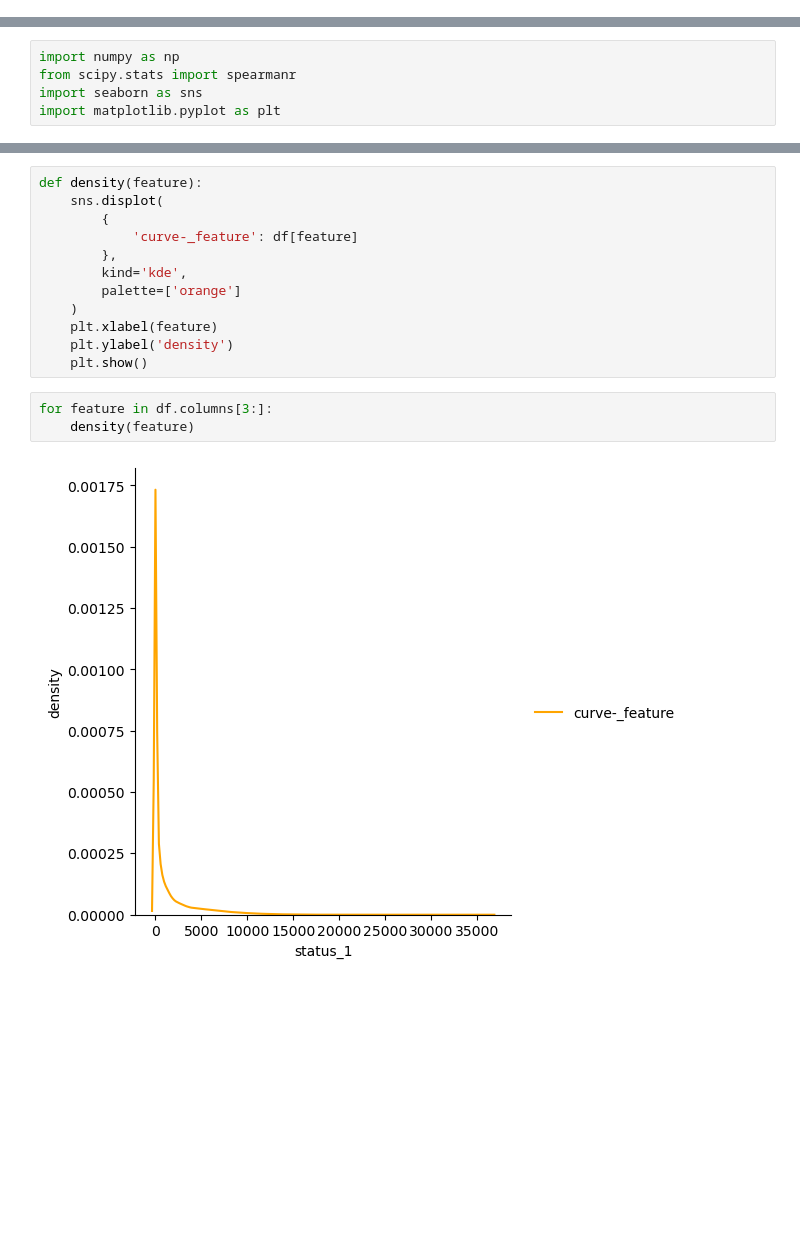
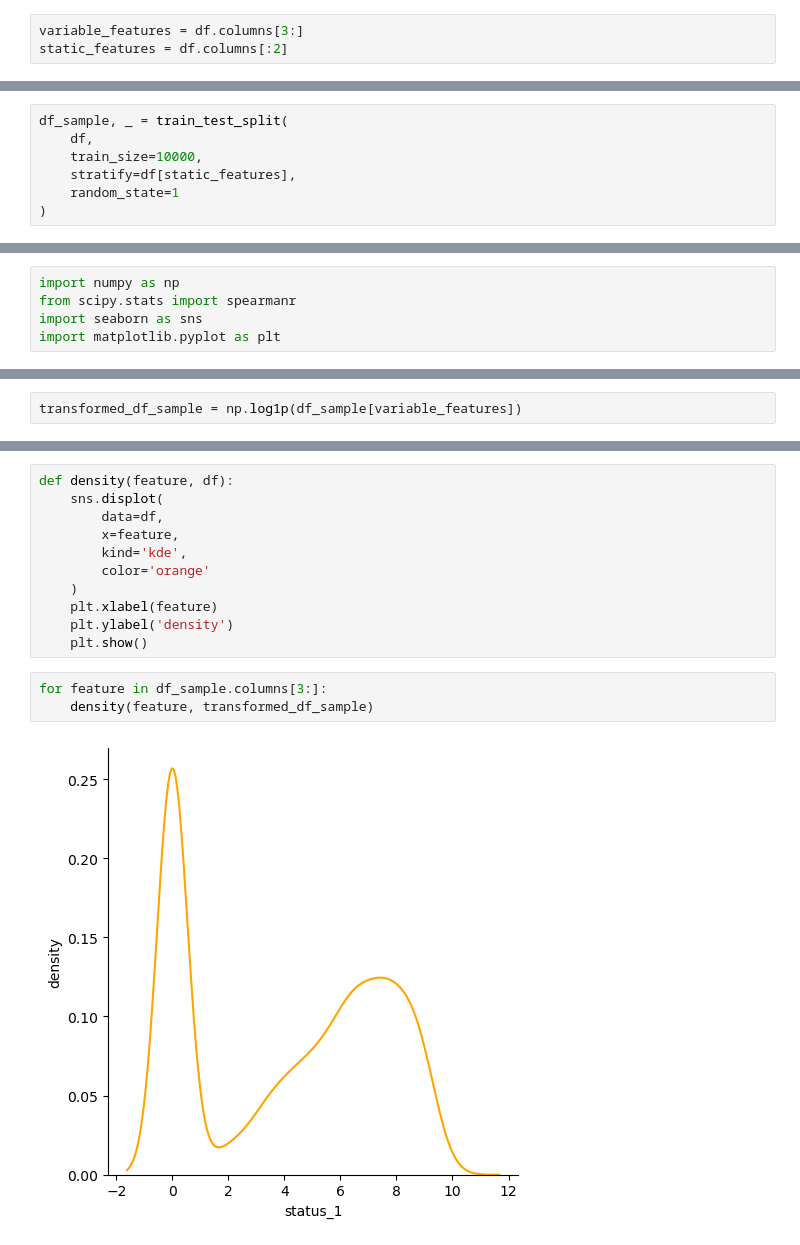
Before and after one commit to Makiavelly/Warehouse-logistics-automation-RWB, a Jupyter notebook: WarehouseLogisticsAutomation.ipynb, the cells around one changed output, grey strips where cells are left out. Saved outputs shown, nothing was run; the diff lists cells and outputs as text; blank space fills up the shorter version.

```diff
--- a/WarehouseLogisticsAutomation.ipynb
+++ b/WarehouseLogisticsAutomation.ipynb
@@ -13,0 +82,3 @@ df.head()
+# %%
+variable_features = df.columns[3:]
+static_features = df.columns[:2]
@@ -13,0 +99,7 @@ df.head()
+# %%
+df_sample, _ = train_test_split(
+    df,
+    train_size=10000,
+    stratify=df[static_features],
+    random_state=1
+)
@@ -29,0 +135,2 @@ plt.show()
+# %%
+transformed_df_sample = np.log1p(df_sample[variable_features])
@@ -30,17 +150,16 @@ plt.show()
 # %%
-def density(feature):
+def density(feature, df):
     sns.displot(
-        {
-            'curve-_feature': df[feature]
-        },
+        data=df,
+        x=feature,
         kind='kde',
-        palette=['orange']
+        color='orange'
     )
     plt.xlabel(feature)
     plt.ylabel('density')
     plt.show()
 # %%
-for feature in df.columns[3:]:
-    density(feature)
+for feature in df_sample.columns[3:]:
+    density(feature, transformed_df_sample)
 # %% [output]
-[figure, old version]
+[figure, new version]
```
Also changed, not shown: parts of 20 cells of this notebook.
